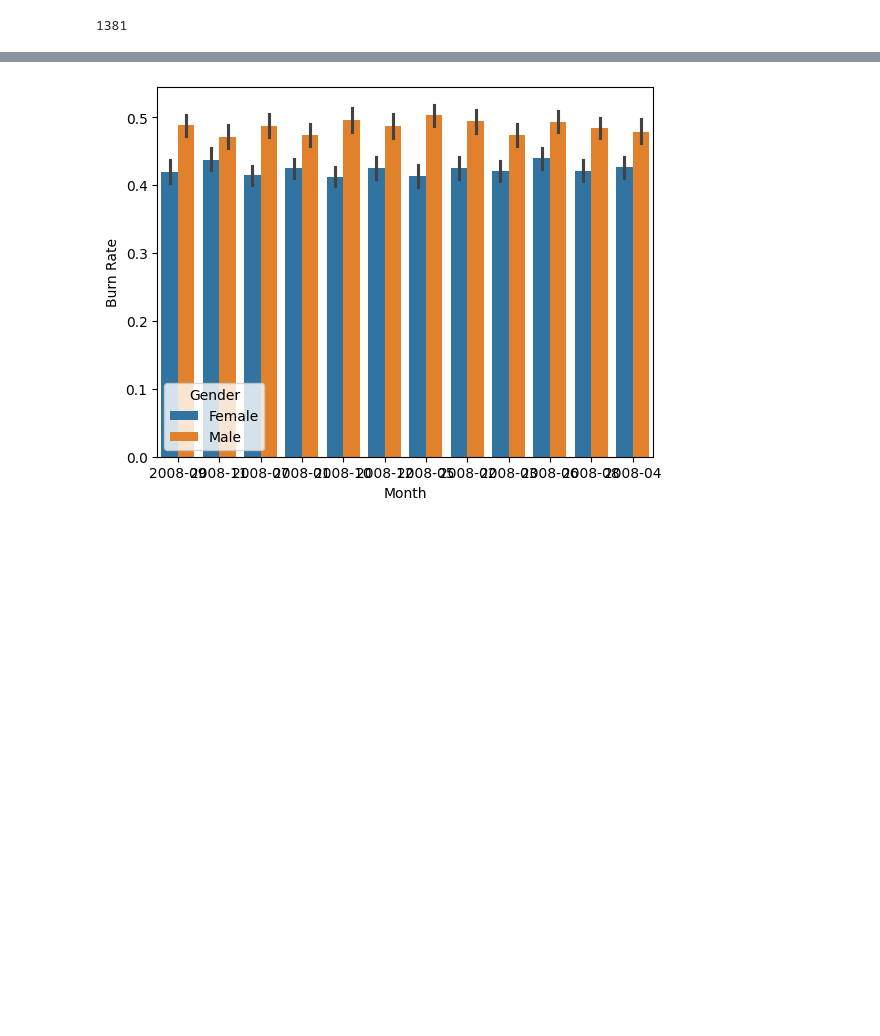
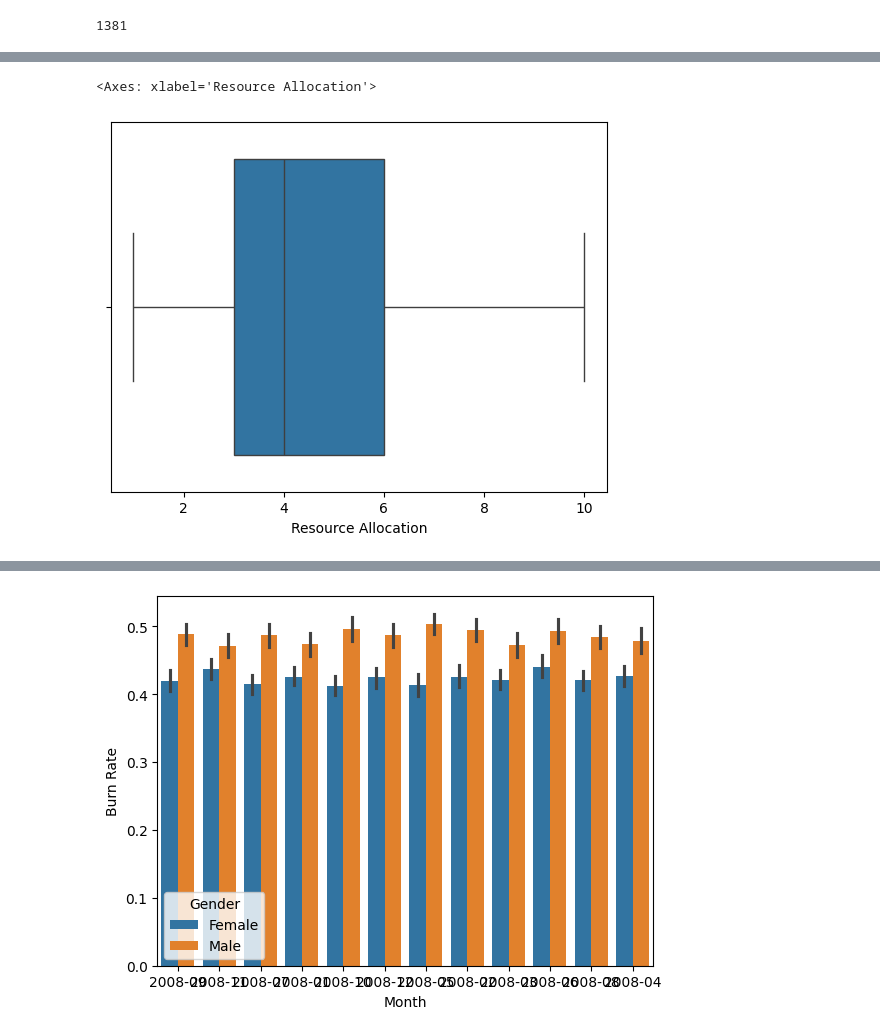
Before and after one commit to Nigoraa1/My_First_Dashboard, a Jupyter notebook: temp.ipynb, the cells around one changed output, grey strips where cells are left out. Saved outputs shown, nothing was run; the diff lists cells and outputs as text; code cells hidden in the pictures; blank space fills up the shorter version.

```diff
--- a/temp.ipynb
+++ b/temp.ipynb
@@ -58,0 +103,5 @@ df["Resource Allocation"].isna().sum()
+# %%
+sns.boxplot(x="Resource Allocation",data=df)
+# %% [output]
+<Axes: xlabel='Resource Allocation'>
+[figure, added]
```
Also changed, not shown: parts of 12 cells of this notebook, 2 other files.
